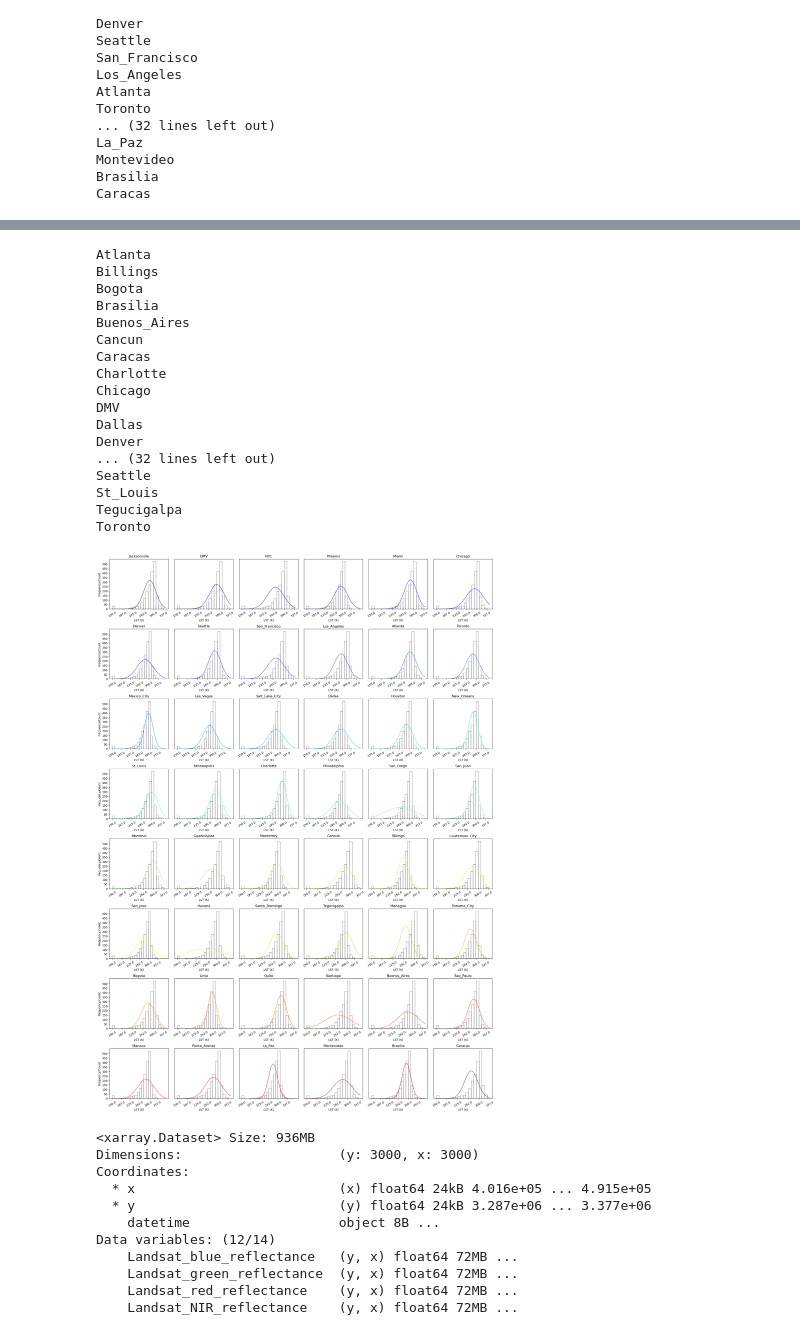
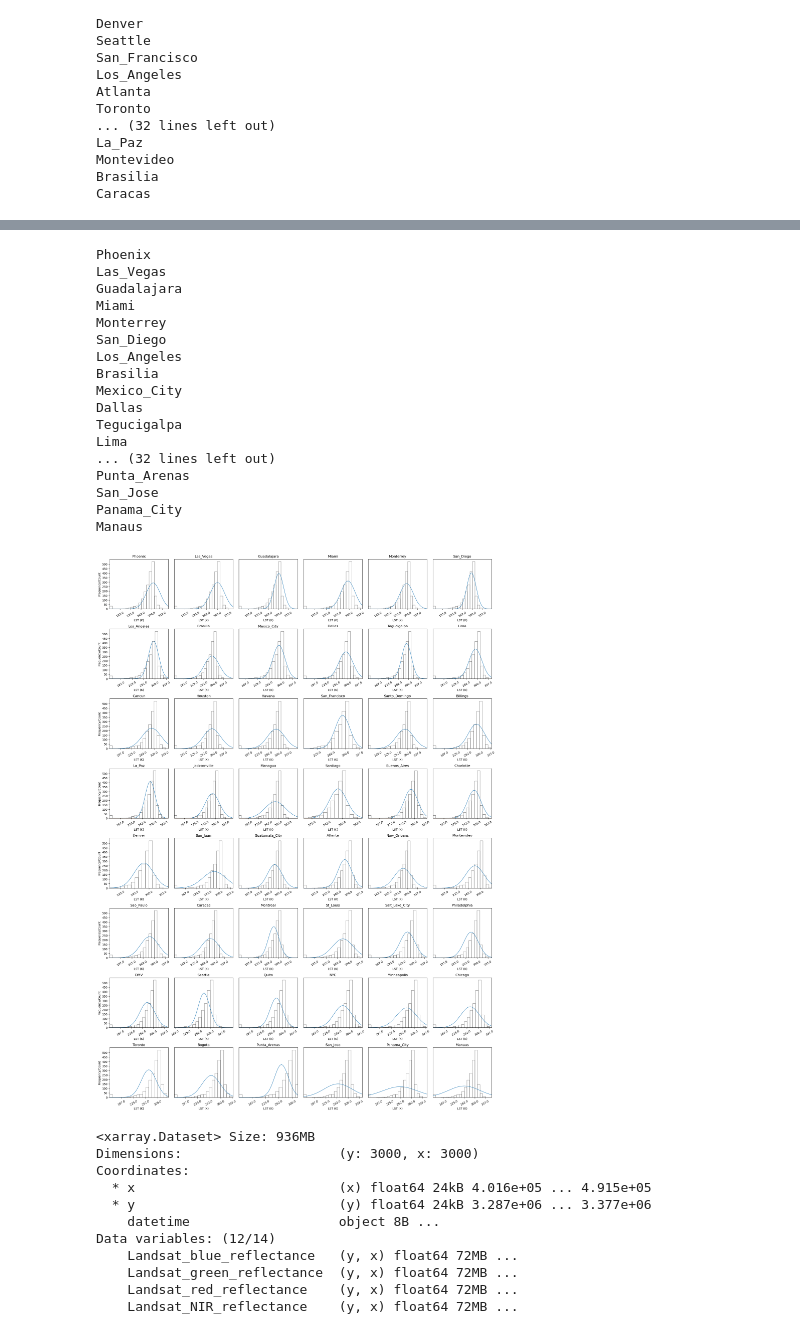
Before and after one commit to jstarfeldt/ML_UH_datasets, a Jupyter notebook: Jon_dataset_code/analysis.ipynb, the cells around one changed output, grey strips where cells are left out. Saved outputs shown, nothing was run; the diff lists cells and outputs as text; code cells hidden in the pictures.

```diff
--- a/Jon_dataset_code/analysis.ipynb
+++ b/Jon_dataset_code/analysis.ipynb
@@ -23,7 +23,7 @@ cities = [
     'Sao_Paulo', 'Manaus', 'Punta_Arenas', 'La_Paz', 'Montevideo', 'Brasilia', 'Caracas'
 ]
 # %%
-city = 'DMV'
+city = 'Cancun'
 city_list = glob.glob(dataset_root+city+'/processed_Landsat/*')
 city_list
 # %% [output]
@@ -74,3 +146,6 @@ Caracas
 # %%
 with open('/home/jonstar/scratch.gcurbanheat/all_LSTs.pkl', 'wb') as file:
     pickle.dump(city_data, file)
+# %%
+with open('/home/jonstar/scratch.gcurbanheat/all_LSTs.pkl', 'rb') as file:
+    city_data = pickle.load(file)
@@ -77,6 +172,17 @@ with open('/home/jonstar/scratch.gcurbanheat/all_LSTs.pkl', 'wb') as file:
+# %%
+med_LST_dict = {}
+i = 0
+for city in cities:
+    num = len(date_str_dict[city])
+    med_LST_dict[city] = city_data[i:i+num]
+    i += num
+# %%
+# Sort the dictionary by the sum of its array values
+sorted_data = dict(sorted(med_LST_dict.items(), key=lambda item: np.mean(item[1]), reverse=True))
 # %%
 counts, bin_edges = np.histogram(city_data, bins=20)
 area = np.sum(counts*(np.nanmax(city_data)-np.nanmin(city_data))/20)
+sorted_cities = list(sorted_data.keys())
 
 fig, axs = plt.subplots(8, 6)
 fig.set_size_inches(24, 34)
@@ -91,59 +197,60 @@ colors = cm.jet(np.linspace(0, 1, 48))
 i = 0
 for ax in axs:
     for box in ax:
-        city = sorted(cities)[i]
+        city = sorted_cities[i]
         print(city)
         arrs = []
         city_list = glob.glob(dataset_root+city+'/processed_Landsat/*')
         for file in city_list:
             data = xr.open_dataset(file)['Landsat_LST'].values
             arrs.append(data)
 
         data = np.stack(arrs)
 
         mean = np.nanmean(data)
         std_dev = np.nanstd(data)
         x = np.linspace(np.nanmin(data), np.nanmax(data), 1000)
         pdf = (1/(std_dev * np.sqrt(2 * np.pi))) * np.exp(-0.5 * ((x - mean) / std_dev)**2)
 
         # Plot the line
-        box.plot(x, pdf * area, color=colors[i], linewidth=1)
+        #box.vlines(x=[mean-std_dev, mean-2*std_dev, mean+std_dev, mean+2*std_dev], ymin=0, ymax=np.max(counts), colors='r',
+         #          linewidth=1, linestyles='dashed')
         box.hist(city_data, bins=20, alpha=0.5, color='white', edgecolor='black')
+        box.plot(x, pdf * area, linewidth=1)
         box.set_xticks(np.round(bin_edges)[::4], labels=np.round(bin_edges)[::4], rotation=30)
         box.set_xlabel('LST (K)')
+        box.set_xlim(left=np.min(x), right=np.max(x))
         if i % 6 == 0:
             box.set_yticks(np.arange(0,np.max(counts)+1,50))
             box.set_ylabel('Frequency/Count')
-        box.set_title(cities[i])
+        box.set_title(city)
         i += 1
-        #if i > 5:
-        #    break
 
 #plt.hist(city_data, bins=20, alpha=0.5, color='white', edgecolor='black')
 #fig.suptitle('Histogram of Median LST by File and PDFs of LST for Each City')
 #plt.xlabel('LST (K)')
 #plt.ylabel('Frequency/Count')
 #plt.legend(cities, loc='upper left')
 plt.show()
 # %% [output]
-Atlanta
-Billings
-Bogota
+Phoenix
+Las_Vegas
+Guadalajara
+Miami
+Monterrey
+San_Diego
+Los_Angeles
 Brasilia
-Buenos_Aires
-Cancun
-Caracas
-Charlotte
-Chicago
-DMV
+Mexico_City
 Dallas
-Denver
+Tegucigalpa
+Lima
 ... (32 lines left out)
-Seattle
-St_Louis
-Tegucigalpa
-Toronto
+Punta_Arenas
+San_Jose
+Panama_City
+Manaus
-[figure, old version]
+[figure, new version]
 # %%
 city_data = []
 
```
Also changed, not shown: parts of 13 cells of this notebook, 2 other files.
